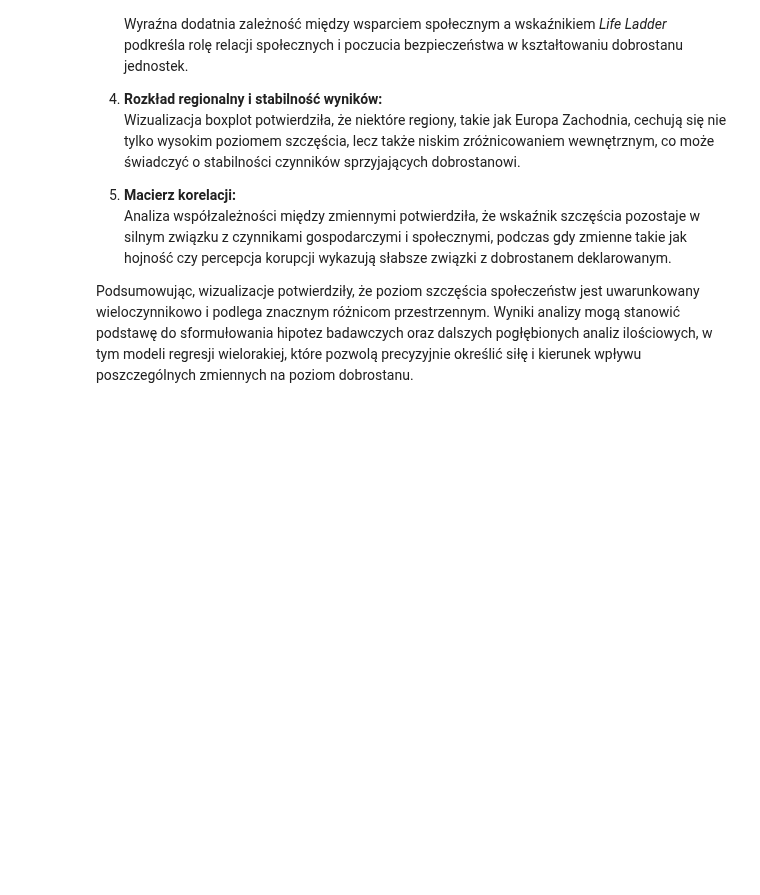
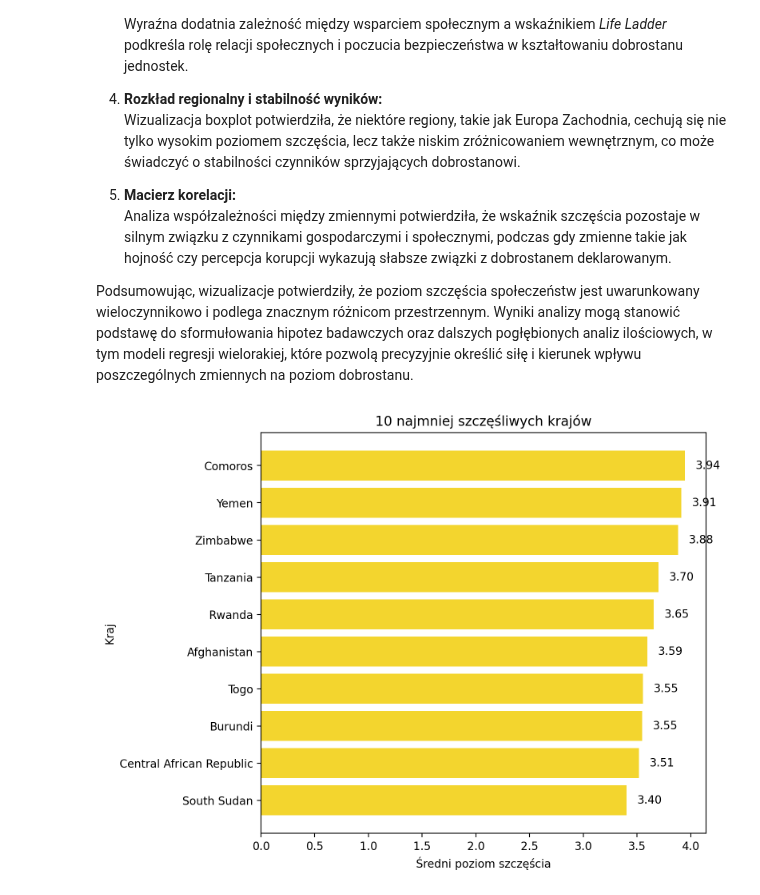
Before and after one commit to lukaszkortals/sad_proj, a Jupyter notebook: notebooks/02_wizualizacja.ipynb, the cells around one changed output. Cells and saved outputs as stored; diff of their text form; code cells hidden in the pictures; blank space fills up the shorter version.

Commit message:
wykres

```diff
--- a/notebooks/02_wizualizacja.ipynb
+++ b/notebooks/02_wizualizacja.ipynb
@@ -244,3 +244,39 @@ Przeprowadzona wizualizacja danych pozwoliła na szczegółową eksplorację zal
    Analiza współzależności między zmiennymi potwierdziła, że wskaźnik szczęścia pozostaje w silnym związku z czynnikami gospodarczymi i społecznymi, podczas gdy zmienne takie jak hojność czy percepcja korupcji wykazują słabsze związki z dobrostanem deklarowanym.
 
 Podsumowując, wizualizacje potwierdziły, że poziom szczęścia społeczeństw jest uwarunkowany wieloczynnikowo i podlega znacznym różnicom przestrzennym. Wyniki analizy mogą stanowić podstawę do sformułowania hipotez badawczych oraz dalszych pogłębionych analiz ilościowych, w tym modeli regresji wielorakiej, które pozwolą precyzyjnie określić siłę i kierunek wpływu poszczególnych zmiennych na poziom dobrostanu.
+# %%
+# Sortowanie ascending (od najmniej szczęśliwych)
+bottom10_sorted = bottom10.sort_values(by="life_ladder", ascending=True)
+
+# Ustaw wielkość figury
+plt.figure(figsize=(8, 6))
+
+# Wykres słupkowy poziomy
+bars = plt.barh(
+    bottom10_sorted["country"],
+    bottom10_sorted["life_ladder"],
+    color="#f3d52e"
+)
+
+# Dodaj podpisy na końcu słupków
+for bar in bars:
+    width = bar.get_width()
+    plt.text(
+        width + 0.1,                   # x
+        bar.get_y() + bar.get_height()/2,  # y
+        f"{width:.2f}",
+        va="center"
+    )
+
+# Etykiety osi
+plt.xlabel("Średni poziom szczęścia")
+plt.ylabel("Kraj")
+plt.title("10 najmniej szczęśliwych krajów")
+
+# Dopasuj marginesy
+plt.tight_layout()
+
+# Wyświetl
+plt.show()
+# %% [output]
+[figure, added]
```
